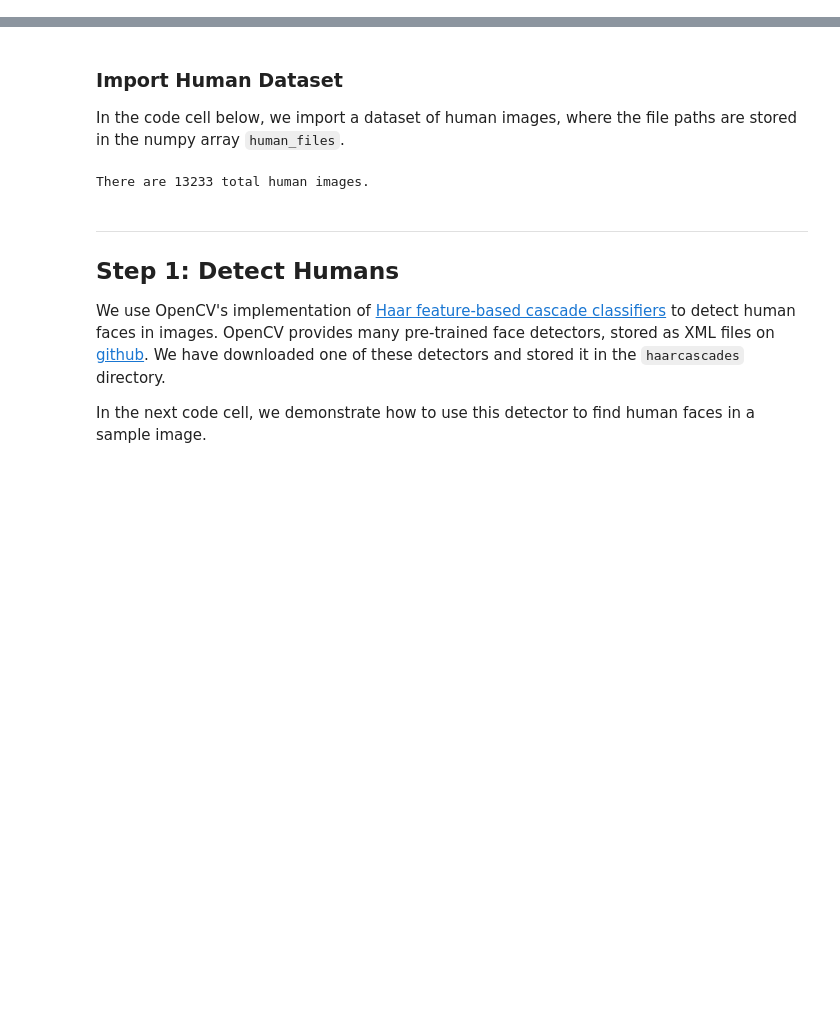
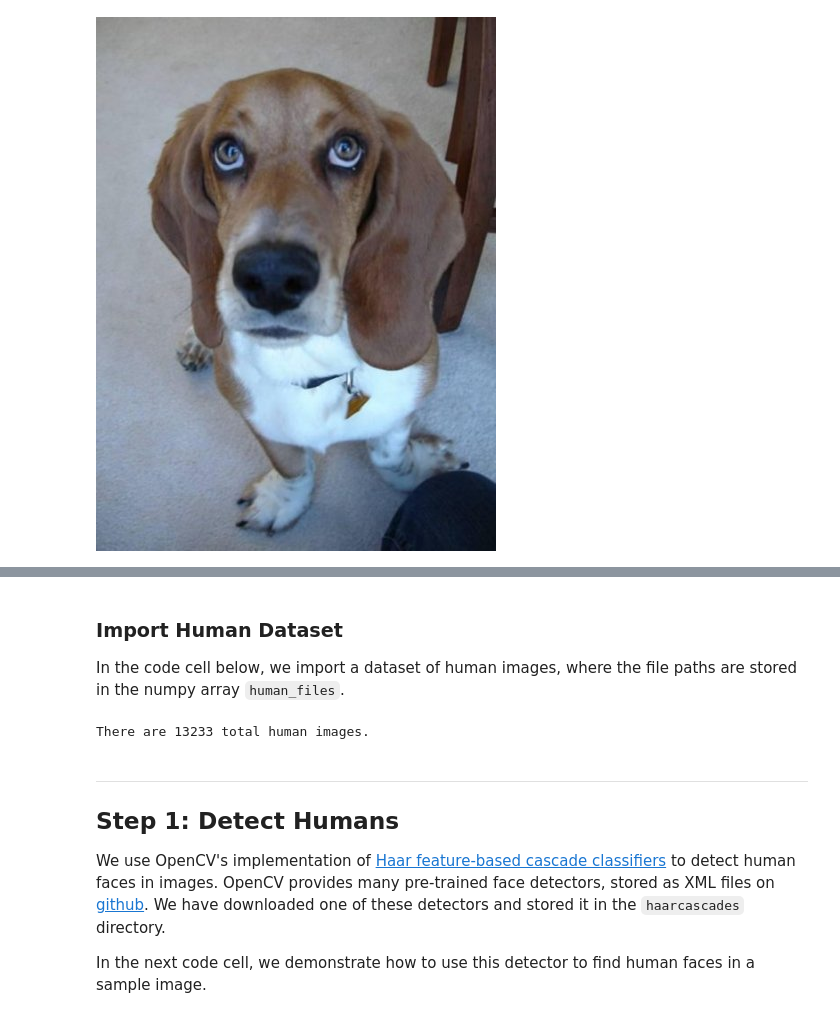
Before and after one commit to MFuchs1989/DSND-Dog-Breed-Classifier, a Jupyter notebook: dog_app.ipynb, the cells around one changed output, grey strips where cells are left out. Cells and saved outputs as stored; diff of their text form; code cells hidden in the pictures; blank space fills up the shorter version.

```diff
--- a/dog_app.ipynb
+++ b/dog_app.ipynb
@@ -93,0 +134,9 @@ There are 836 test dog images.
+# %%
+def img_show(index):
+    img_path = train_files[index]
+    img = image.load_img(img_path)
+    return img
+# %%
+img_show(12)
+# %% [output]
+[figure, added]
```
Also changed, not shown: parts of 67 cells of this notebook.
